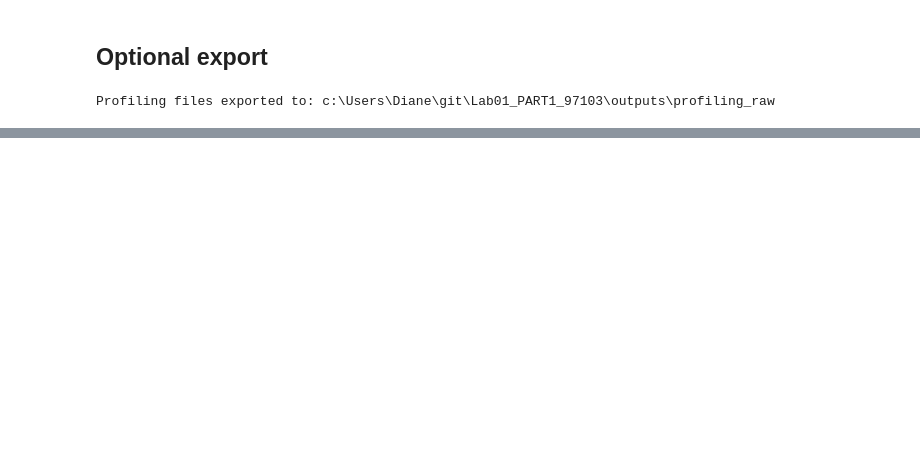
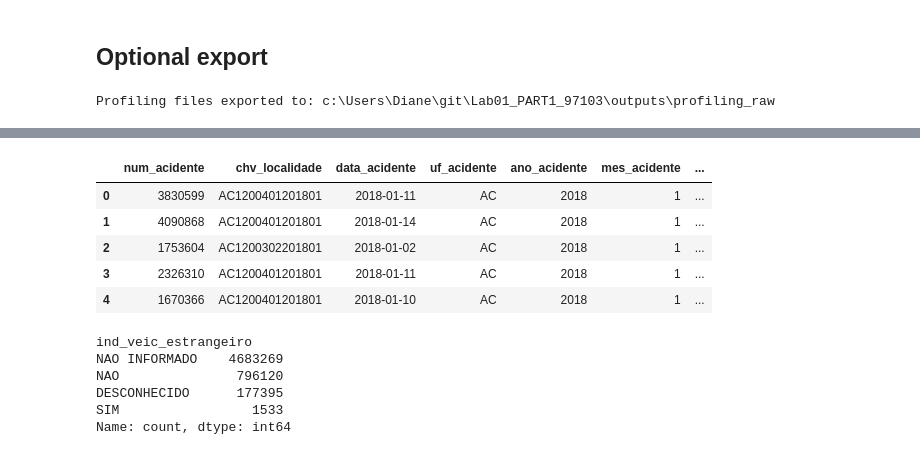
Before and after one commit to dianedeps/Lab01_PART1_97103, a Jupyter notebook: notebooks/02_raw_data_profiling.ipynb, the cells around one changed output, grey strips where cells are left out. Drawn from its saved outputs; the diff is of its cells as text; code cells hidden in the pictures; blank space fills up the shorter version.

```diff
--- a/notebooks/03_raw_data_profiling.ipynb
+++ b/notebooks/02_raw_data_profiling.ipynb
@@ -240,0 +266,25 @@ Profiling files exported to: c:\Users\Diane\git\Lab01_PART1_97103\outputs\profil
+# %%
+df_vitimas.head()
+# %% [output]
+|  | num_acidente | chv_localidade | data_acidente | uf_acidente | ano_acidente | mes_acidente | ... |
+| 0 | 3830599 | AC1200401201801 | 2018-01-11 | AC | 2018 | 1 | ... |
+| 1 | 4090868 | AC1200401201801 | 2018-01-14 | AC | 2018 | 1 | ... |
+| 2 | 1753604 | AC1200302201801 | 2018-01-02 | AC | 2018 | 1 | ... |
+| 3 | 2326310 | AC1200401201801 | 2018-01-11 | AC | 2018 | 1 | ... |
+| 4 | 1670366 | AC1200401201801 | 2018-01-10 | AC | 2018 | 1 | ... |
+# %%
+df = df_acidentes
+# df = df_localidade
+# df = df_tipoveiculo
+# df = df_vitimas
+
+df_filter = df["ind_veic_estrangeiro"].value_counts(dropna=False)
+
+print(df_filter)
+# %% [output]
+ind_veic_estrangeiro
+NAO INFORMADO    4683269
+NAO               796120
+DESCONHECIDO      177395
+SIM                 1533
+Name: count, dtype: int64
```
Also changed, not shown: parts of 10 cells of this notebook, 9 other files.
